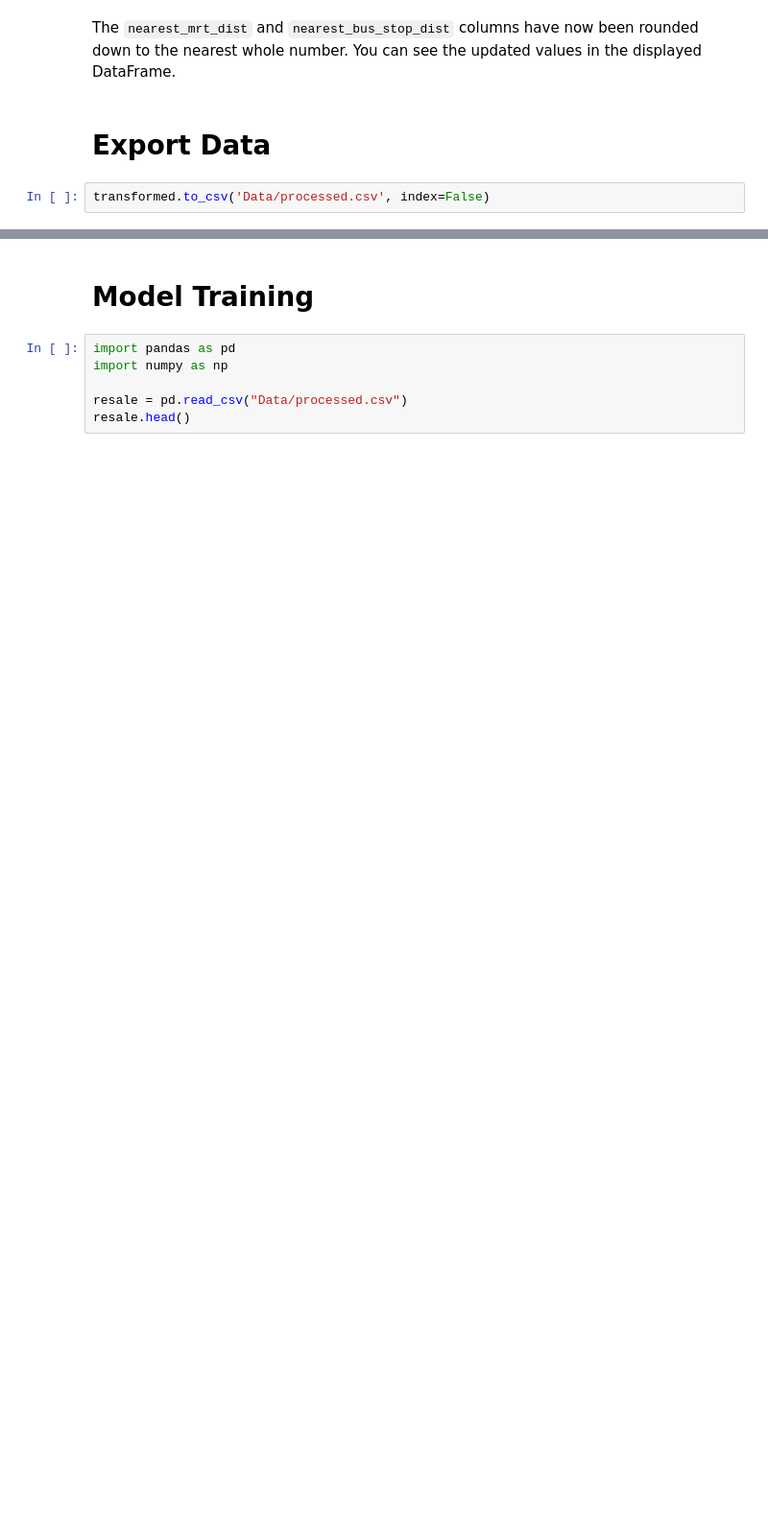
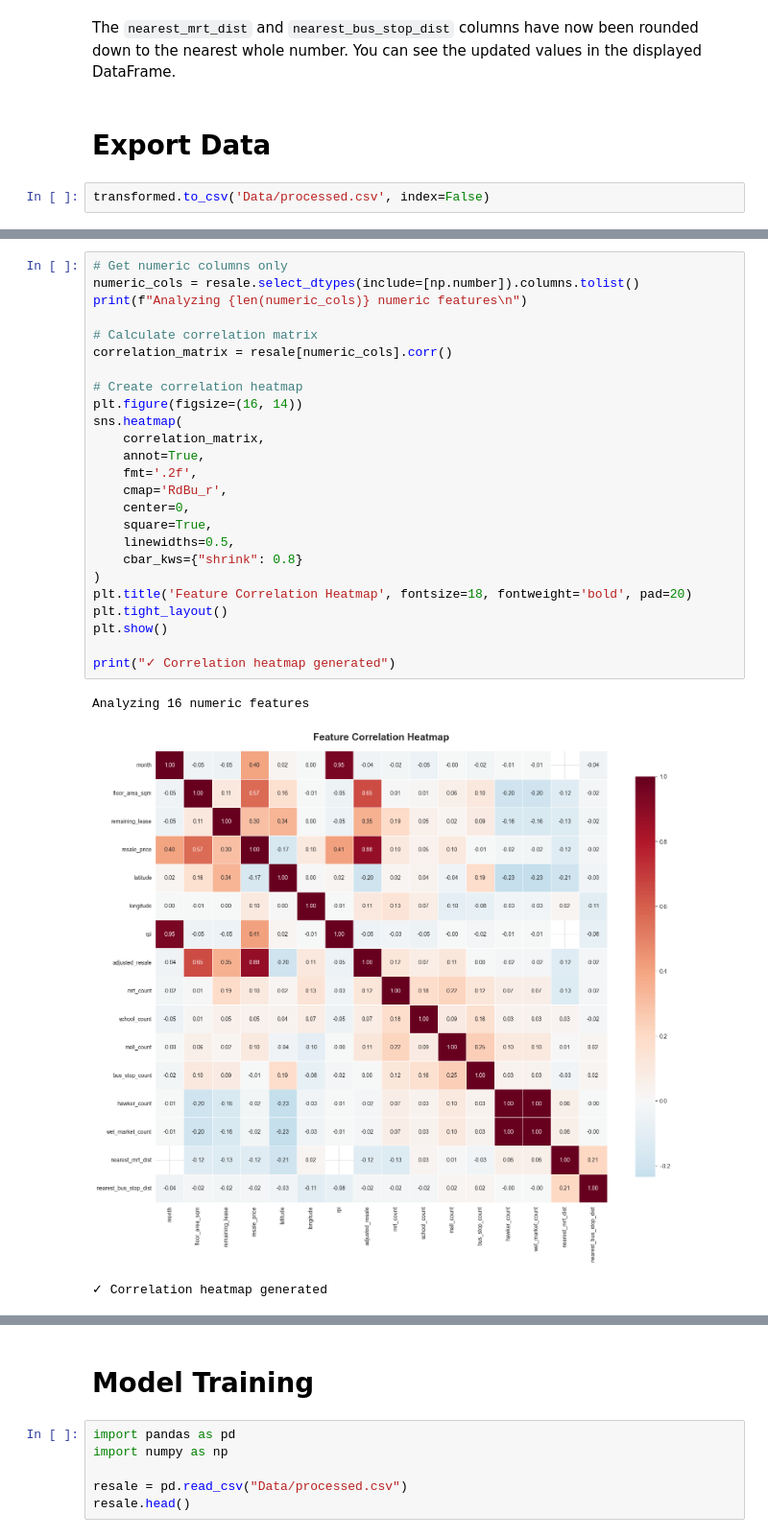
Before and after one commit to halfcoder0/hdb-price-projection-ML, a Jupyter notebook: data-preprocessing.ipynb, the cells around one changed output, grey strips where cells are left out. Shown at 96% size. Saved outputs shown, nothing was run; the diff lists cells and outputs as text; blank space fills up the shorter version.

Commit message:
Did feature correlation & Outlier Analysis

```diff
--- a/data-preprocessing.ipynb
+++ b/data-preprocessing.ipynb
@@ -455,0 +563,29 @@ transformed.to_csv('Data/processed.csv', index=False)
+# %%
+# Get numeric columns only
+numeric_cols = resale.select_dtypes(include=[np.number]).columns.tolist()
+print(f"Analyzing {len(numeric_cols)} numeric features\n")
+
+# Calculate correlation matrix
+correlation_matrix = resale[numeric_cols].corr()
+
+# Create correlation heatmap
+plt.figure(figsize=(16, 14))
+sns.heatmap(
+    correlation_matrix,
+    annot=True,
+    fmt='.2f',
+    cmap='RdBu_r',
+    center=0,
+    square=True,
+    linewidths=0.5,
+    cbar_kws={"shrink": 0.8}
+)
+plt.title('Feature Correlation Heatmap', fontsize=18, fontweight='bold', pad=20)
+plt.tight_layout()
+plt.show()
+
+print("✓ Correlation heatmap generated")
+# %% [output]
+Analyzing 16 numeric features
+[figure, added]
+✓ Correlation heatmap generated
```
Also changed, not shown: parts of 41 cells of this notebook, 5 other files.
